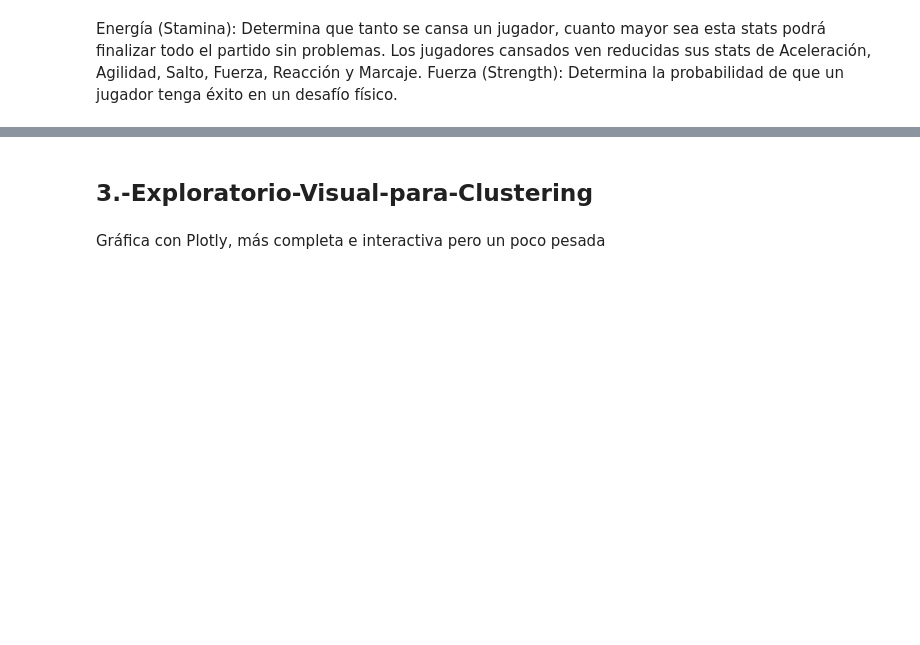
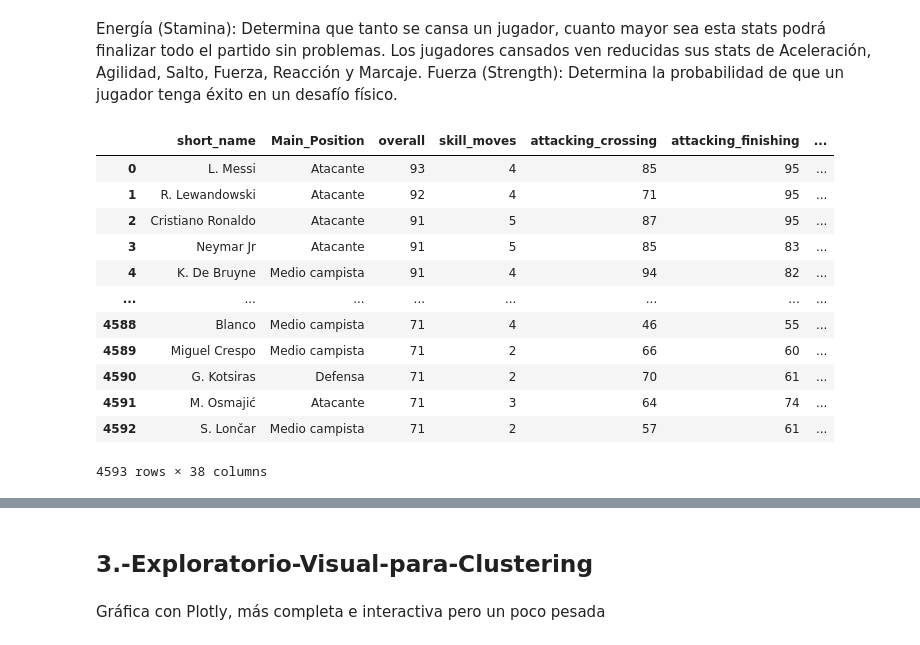
Before and after one commit to Grupo242022/AN_Supervisado_2022, a Jupyter notebook: Práctico_NoSupervisado_fifa2022_G24.ipynb, the cells around one changed output, grey strips where cells are left out. Saved outputs shown, nothing was run; the diff lists cells and outputs as text; code cells hidden in the pictures; blank space fills up the shorter version.

```diff
--- a/Práctico_NoSupervisado_fifa2022_G24.ipynb
+++ b/Práctico_NoSupervisado_fifa2022_G24.ipynb
@@ -290,3 +304,20 @@ fig.show(renderer="colab")
 # %% [markdown]
 Energía (Stamina): Determina que tanto se cansa un jugador, cuanto mayor sea esta stats podrá finalizar todo el partido sin problemas. Los jugadores cansados ven reducidas sus stats de Aceleración, Agilidad, Salto, Fuerza, Reacción y Marcaje.
 Fuerza (Strength): Determina la probabilidad de que un jugador tenga éxito en un desafío físico.
+# %%
+df2 = df2.fillna(df.mean())
+df2
+# %% [output]
+|  | short_name | Main_Position | overall | skill_moves | attacking_crossing | attacking_finishing | ... |
+| 0 | L. Messi | Atacante | 93 | 4 | 85 | 95 | ... |
+| 1 | R. Lewandowski | Atacante | 92 | 4 | 71 | 95 | ... |
+| 2 | Cristiano Ronaldo | Atacante | 91 | 5 | 87 | 95 | ... |
+| 3 | Neymar Jr | Atacante | 91 | 5 | 85 | 83 | ... |
+| 4 | K. De Bruyne | Medio campista | 91 | 4 | 94 | 82 | ... |
+| ... | ... | ... | ... | ... | ... | ... | ... |
+| 4588 | Blanco | Medio campista | 71 | 4 | 46 | 55 | ... |
+| 4589 | Miguel Crespo | Medio campista | 71 | 2 | 66 | 60 | ... |
+| 4590 | G. Kotsiras | Defensa | 71 | 2 | 70 | 61 | ... |
+| 4591 | M. Osmajić | Atacante | 71 | 3 | 64 | 74 | ... |
+| 4592 | S. Lončar | Medio campista | 71 | 2 | 57 | 61 | ... |
+4593 rows × 38 columns
```
Also changed, not shown: parts of 15 cells of this notebook.
